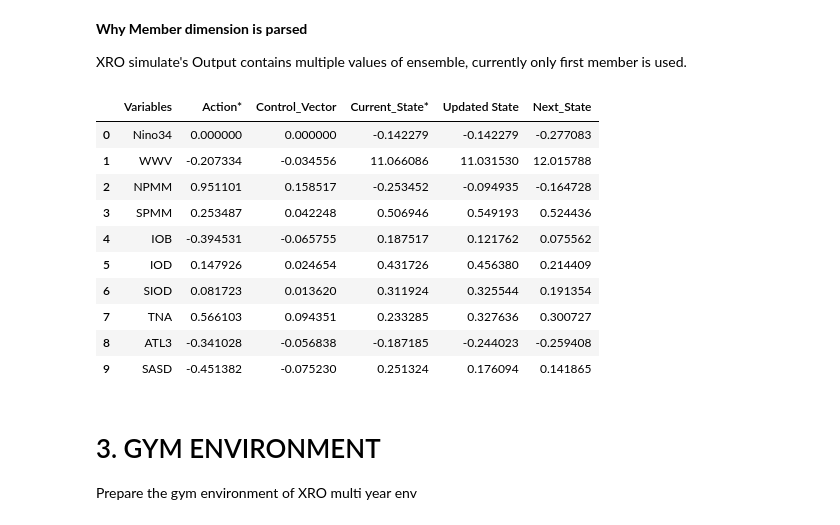
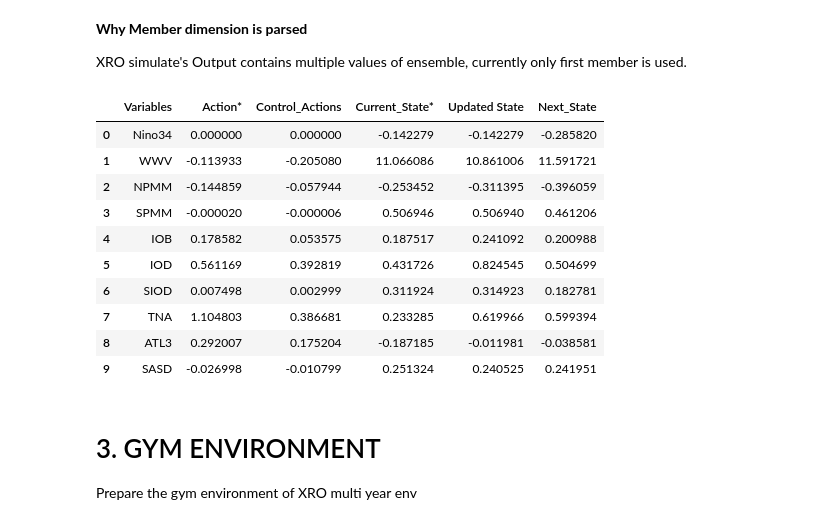
Before and after one commit to ayman-tech/enso-rl, a Jupyter notebook: enso-rl.ipynb, the cells around one changed output. Drawn from its saved outputs; the diff is of its cells as text; code cells hidden in the pictures.

```diff
--- a/enso-rl.ipynb
+++ b/enso-rl.ipynb
@@ -211,0 +210,6 @@ debug = True
+# %%
+debug = True
+action_scale = [1.8, 0.4, 0.3, 0.3, 0.7, 0.4, 0.35, 0.6, 0.4]
+print("Action  Scale")
+for i in range(len(action_scale)):
+    print(f"{var_names[i+1]:<6} : {action_scale[i]}")
@@ -227,12 +242,12 @@ def xro_step(state, params, action, rng, step_idx):
     global bounds # Access the global bounds dictionary
 
     # 1. Apply Control Action
-    control_vector = np.zeros_like(state)
-    action = np.insert(action, 0, 0) # add 0 at beginning for nino action = 0
-    control_vector = action * 2.0 * params['dt'] # TUNE GAIN Multiplier
+    control_actions = np.zeros_like(state)
+    control_actions = action * action_scale
+    control_actions = np.insert(control_actions, 0, 0) # add 0 at beginning for nino action = 0
 
     #  Update State & Safety clip
-    updated_state = state + control_vector
+    updated_state = state + control_actions
     for i, var_name in enumerate(var_names):
         min_val, max_val = bounds[var_name]
         updated_state[i] = np.clip(updated_state[i], min_val, max_val)
@@ -285,10 +300,10 @@ def xro_step(state, params, action, rng, step_idx):
         return np.zeros_like(state)
 
     if debug:
-        # print(f'Control Vector : {control_vector}') # DEBUG
+        # print(f'Control Actions : {control_actions}') # DEBUG
         # print(f'State B4 Action : {next_state_natural}') # DEBUG
         # print(f'State Af Action : {next_state}') # DEBUG
-        return control_vector, updated_state, next_state
+        return control_actions, updated_state, next_state
 
     return next_state
 # %% [markdown]
@@ -315,46 +330,46 @@ from prompt_toolkit.application import current
 if debug :
     rng = np.random.default_rng(seed=42) # Random Number Generator
 
     # 2. Define Initial State (Neutral / Mean State)
     n_vars = len(params['var_names'])
     current_state = get_data(
         target_year = 1979,
         target_month = 1 # January 1979
     )
 
     # 3. Define Inputs
     action = np.random.normal(loc=0, scale=0.5, size=9) # TUNE SCALE
     step_idx = 0       # January (Month 0)
 
     # TABLE with DEBUG MODE
-    control_vector, updated_state, next_state = xro_step(
+    control_actions, updated_state, next_state = xro_step(
         current_state, params, action, rng, step_idx
     )
     action_10 = np.insert(action, 0, 0)
     data = {
         'Variables': var_names,
         'Action*': action_10,
-        'Control_Vector': control_vector,
+        'Control_Actions': control_actions,
         'Current_State*': current_state,
         'Updated State': updated_state,
         'Next_State': next_state
     }
 
     # Create a pandas DataFrame from the dictionary
     df_table = pd.DataFrame(data)
     display(df_table)
 # %% [output]
-|  | Variables | Action* | Control_Vector | Current_State* | Updated State | Next_State |
-| 0 | Nino34 | 0.000000 | 0.000000 | -0.142279 | -0.142279 | -0.277083 |
-| 1 | WWV | -0.207334 | -0.034556 | 11.066086 | 11.031530 | 12.015788 |
-| 2 | NPMM | 0.951101 | 0.158517 | -0.253452 | -0.094935 | -0.164728 |
-| 3 | SPMM | 0.253487 | 0.042248 | 0.506946 | 0.549193 | 0.524436 |
-| 4 | IOB | -0.394531 | -0.065755 | 0.187517 | 0.121762 | 0.075562 |
-| 5 | IOD | 0.147926 | 0.024654 | 0.431726 | 0.456380 | 0.214409 |
-| 6 | SIOD | 0.081723 | 0.013620 | 0.311924 | 0.325544 | 0.191354 |
-| 7 | TNA | 0.566103 | 0.094351 | 0.233285 | 0.327636 | 0.300727 |
-| 8 | ATL3 | -0.341028 | -0.056838 | -0.187185 | -0.244023 | -0.259408 |
-| 9 | SASD | -0.451382 | -0.075230 | 0.251324 | 0.176094 | 0.141865 |
+|  | Variables | Action* | Control_Actions | Current_State* | Updated State | Next_State |
+| 0 | Nino34 | 0.000000 | 0.000000 | -0.142279 | -0.142279 | -0.285820 |
+| 1 | WWV | -0.113933 | -0.205080 | 11.066086 | 10.861006 | 11.591721 |
+| 2 | NPMM | -0.144859 | -0.057944 | -0.253452 | -0.311395 | -0.396059 |
+| 3 | SPMM | -0.000020 | -0.000006 | 0.506946 | 0.506940 | 0.461206 |
+| 4 | IOB | 0.178582 | 0.053575 | 0.187517 | 0.241092 | 0.200988 |
+| 5 | IOD | 0.561169 | 0.392819 | 0.431726 | 0.824545 | 0.504699 |
+| 6 | SIOD | 0.007498 | 0.002999 | 0.311924 | 0.314923 | 0.182781 |
+| 7 | TNA | 1.104803 | 0.386681 | 0.233285 | 0.619966 | 0.599394 |
+| 8 | ATL3 | 0.292007 | 0.175204 | -0.187185 | -0.011981 | -0.038581 |
+| 9 | SASD | -0.026998 | -0.010799 | 0.251324 | 0.240525 | 0.241951 |
 # %%
 debug = False
 # %% [markdown]
```
Also changed, not shown: parts of 11 cells of this notebook.
